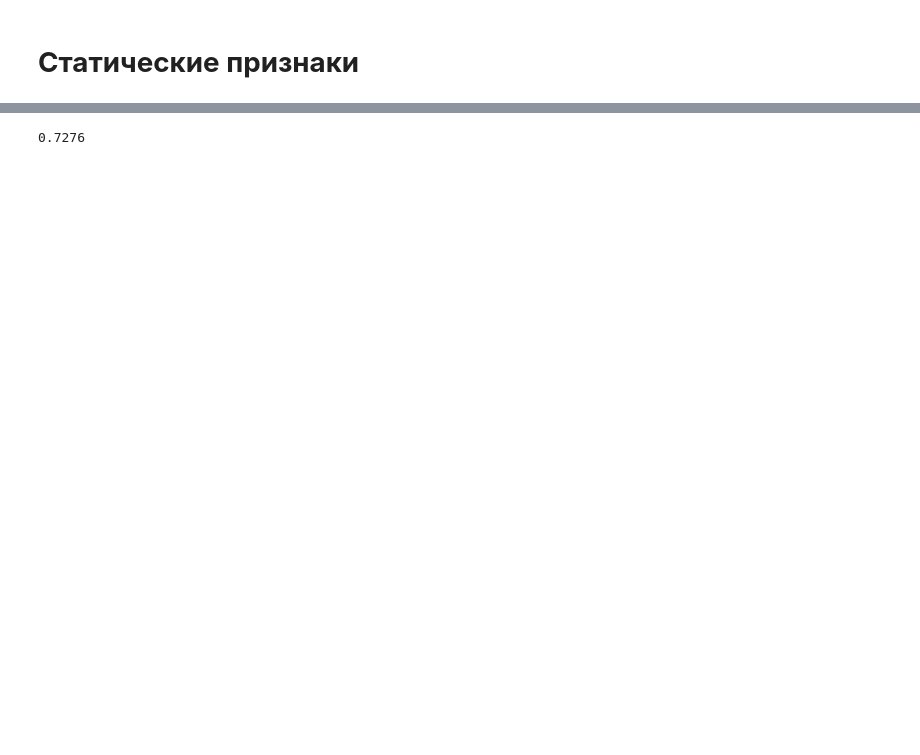
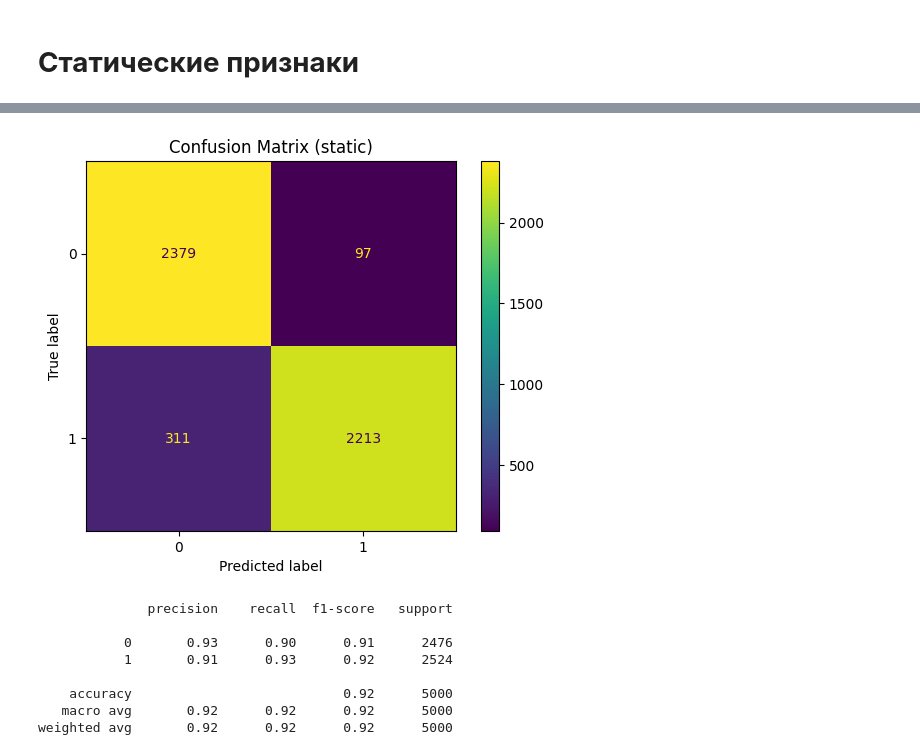
Before and after one commit to answerIII/GraphTheory2022-2023, a Jupyter notebook: main.ipynb, the cells around one changed output, grey strips where cells are left out. Saved outputs shown, nothing was run; the diff lists cells and outputs as text; code cells hidden in the pictures; blank space fills up the shorter version.

```diff
--- a/main.ipynb
+++ b/main.ipynb
@@ -68,7 +68,7 @@ max_size = 0
 max_WCC = set()
 
 while len(Vertexes) > 0:
-  WCC = bfs(adjList ,Vertexes.pop())
+  WCC = bfs(adjList ,[Vertexes.pop()])
   size = len(WCC)
   if size > max_size:
     max_size = size
@@ -524,7 +574,23 @@ print(metrics.accuracy_score(y_static_test_labels, y_pred_static))
+# %%
+cm_static = confusion_matrix(y_static_test_labels, y_pred_static, labels=static_model.classes_)
+disp_t = ConfusionMatrixDisplay(confusion_matrix=cm_static, display_labels=static_model.classes_)
+disp_t.plot()
+disp_t.ax_.set_title('Confusion Matrix (static)')
+plt.show()
+# %% [output]
+[figure, added]
 # %%
 temp_model = LogisticRegression(max_iter=10000)
 temp_model.fit(x_temp_train, y_temp_train_labels)
 y_pred_temp = temp_model.predict(x_temp_test)
-print(metrics.accuracy_score(y_temp_test_labels, y_pred_temp))
+y_pred_temp_proba = temp_model.predict_proba(x_temp_test)
+print(classification_report(y_temp_test_labels, y_pred_temp))
 # %% [output]
-0.7276
+              precision    recall  f1-score   support
+
+           0       0.93      0.90      0.91      2476
+           1       0.91      0.93      0.92      2524
+
+    accuracy                           0.92      5000
+   macro avg       0.92      0.92      0.92      5000
+weighted avg       0.92      0.92      0.92      5000
```
Also changed, not shown: parts of 38 cells of this notebook.
